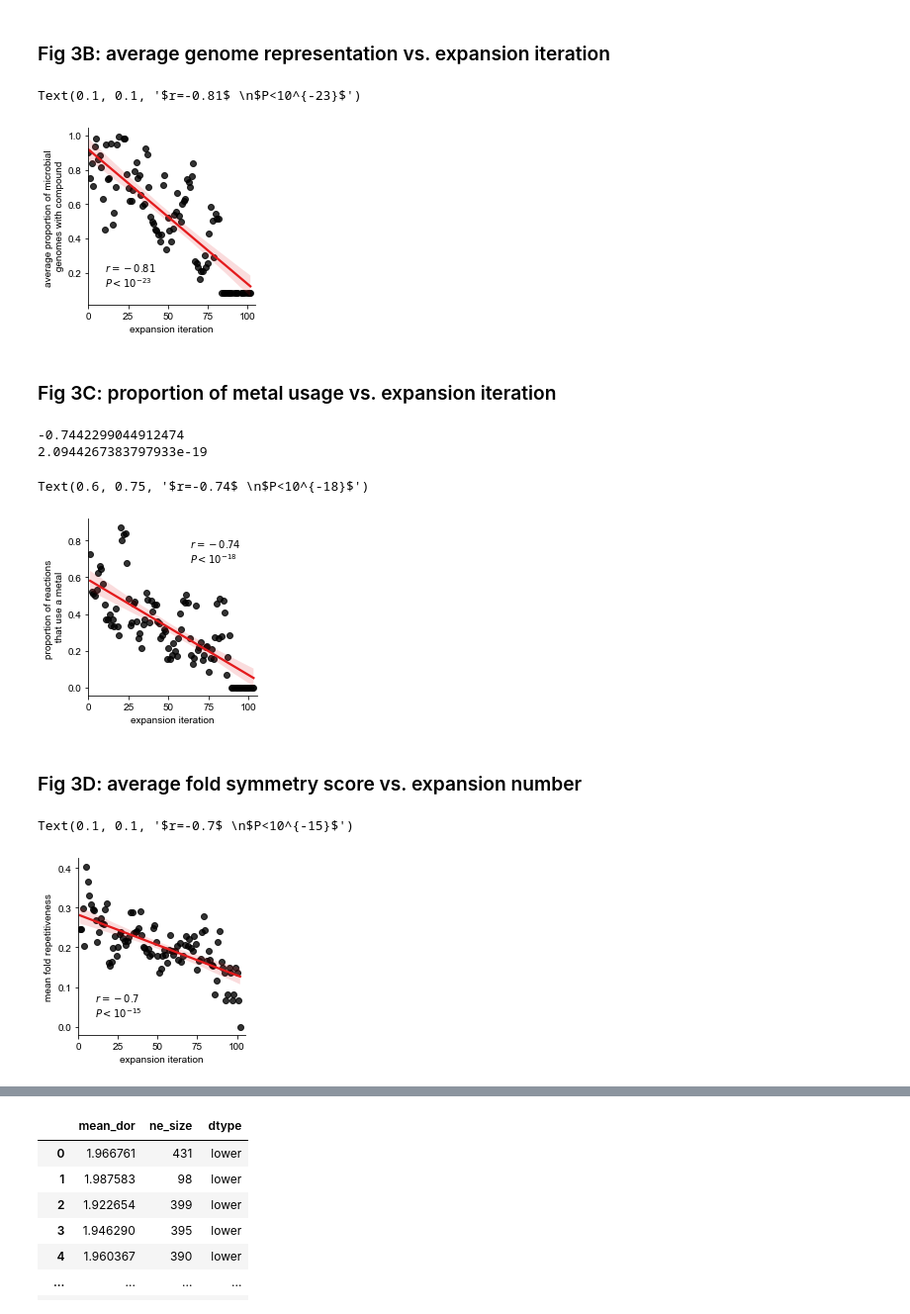
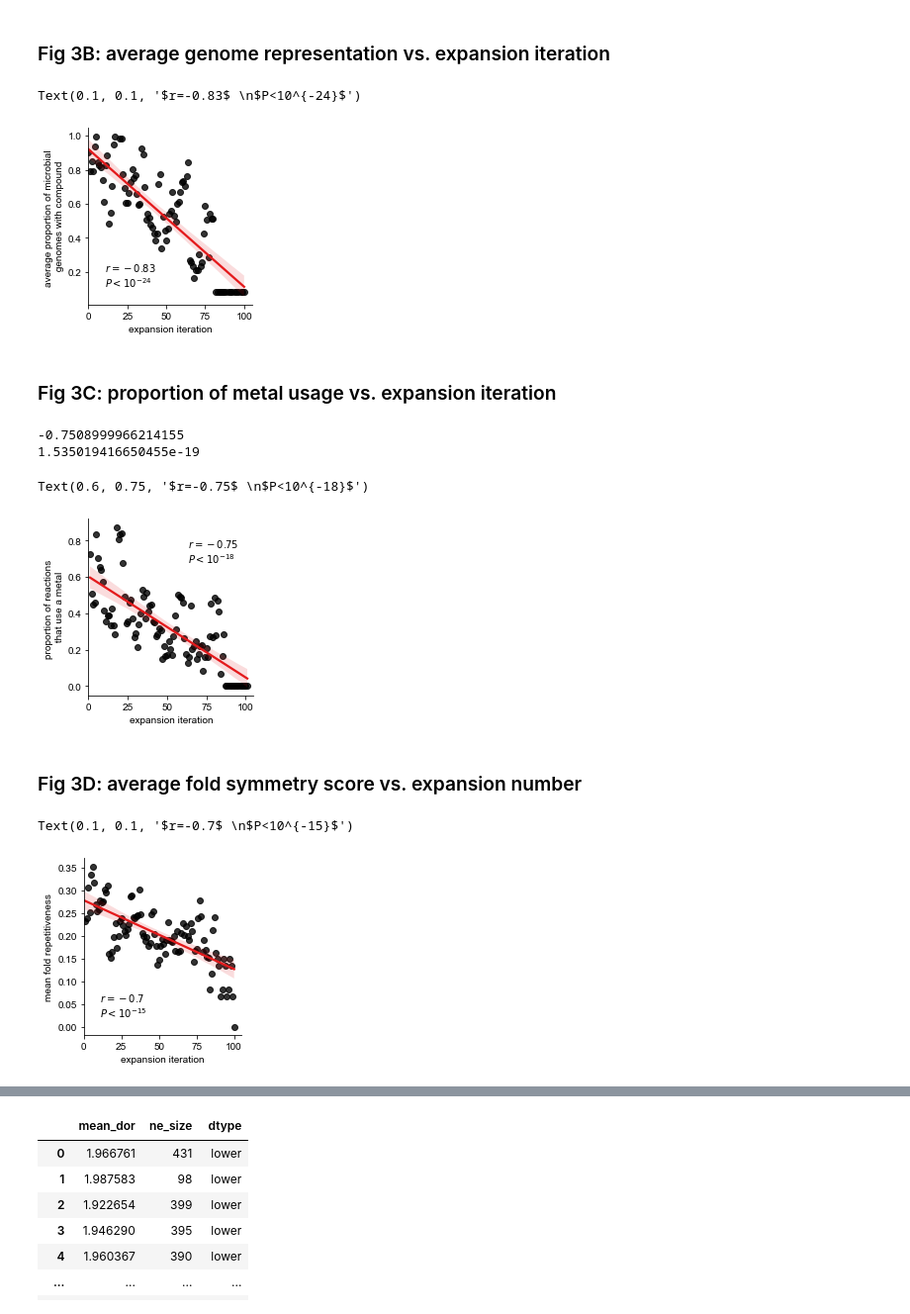
Before and after one commit to jgoldford/metabolic-continuity, a Jupyter notebook: revisions.v1/main-partial-correlations.ipynb, the cells around one changed output, grey strips where cells are left out. Shown at 99% size. Drawn from its saved outputs; the diff is of its cells as text; code cells hidden in the pictures.

Commit message:
Revisions
Additional scripts and figures to support paper revisions

```diff
--- a/revisions.v1/main-partial-correlations.ipynb
+++ b/revisions.v1/main-partial-correlations.ipynb
@@ -22,7 +22,8 @@ def load_data(network_name):
     return metabolism
 
 # load the metabolism object from the repo
-metabolism = load_data('metabolism.23Aug2022.pkl')
+model_id = "metabolism.v8.01May2023.pkl"
+metabolism = pd.read_pickle('/Users/joshuagoldford/Documents/github/network-expansion-assets/models/' + model_id)
 cids = metabolism.coenzymes
 # %%
 import warnings
@@ -111,8 +112,8 @@ Text(0.1, 0.75, '$r=0.73$ \n$P<10^{-17}$')
 # %%
 cpd_df = pd.DataFrame(pd.Series(ne_cpds)).reset_index()
 cpd_df.columns = ['cid','iteration']
-md2cpd = pd.read_csv('assets/KEGG_ModuleVsCompound.csv')
-kegg_modules = pd.read_csv('assets/KEGG_GenomesToModule.csv')
+md2cpd = pd.read_csv('../assets/KEGG_ModuleVsCompound.csv')
+kegg_modules = pd.read_csv('../assets/KEGG_GenomesToModule.csv')
 genome_cids = kegg_modules.set_index('module').join(md2cpd.set_index('module'))[['genome','cid']].drop_duplicates()
 genome_cids['count'] = 1
 genome_cids_counts = genome_cids.groupby('cid').sum()
@@ -138,8 +139,8 @@ d = int(np.ceil(np.log10(pval)))
 label = '$r={R}$ \n'.format(R=round(r,2)) + '$P<10^{' + str(d) + '}$'
 plt.annotate(label, xy=(0.1, 0.1), xycoords='axes fraction')
 # %% [output]
-Text(0.1, 0.1, '$r=-0.81$ \n$P<10^{-23}$')
+Text(0.1, 0.1, '$r=-0.83$ \n$P<10^{-24}$')
-[figure, old version]
+[figure, new version]
 # %% [markdown]
 ### Fig 3C: proportion of metal usage vs. expansion iteration
 # %%
@@ -171,17 +172,17 @@ d = int(np.ceil(np.log10(pval)))
 label = '$r={R}$ \n'.format(R=round(r,2)) + '$P<10^{' + str(d) + '}$'
 plt.annotate(label, xy=(0.6, 0.75), xycoords='axes fraction')
 # %% [output]
--0.7442299044912474
-2.0944267383797933e-19
+-0.7508999966214155
+1.535019416650455e-19
-Text(0.6, 0.75, '$r=-0.74$ \n$P<10^{-18}$')
+Text(0.6, 0.75, '$r=-0.75$ \n$P<10^{-18}$')
-[figure, old version]
+[figure, new version]
 # %% [markdown]
 ### Fig 3D: average fold symmetry score vs. expansion number
 # %%
-fold2rxns = pd.read_csv('assets/fold2rxn.ec.30Aug2022.p20.csv',index_col=0)
+fold2rxns = pd.read_csv('../assets/fold2rxn.ec.30Aug2022.p20.csv',index_col=0)
 fold2rxns.columns = ['rn','rule']
 fold2rxns['rule'] = fold2rxns.rule.apply(lambda x: str(x))
-fold_sym = pd.read_csv("assets/xgroup_symmetry.txt",sep=',',header=None)
+fold_sym = pd.read_csv("../assets/xgroup_symmetry.txt",sep=',',header=None)
 fold_sym = fold_sym[[0,1,2]]
 fold_sym.columns = ['Fold','Symmmetry','Score']
 fold_sym['Fold'] = fold_sym.Fold.apply(lambda x: str(x))
@@ -200,31 +201,31 @@ for rn, dff in fold2rxns.groupby('rn'):
 rn_folds = pd.DataFrame(rn_folds)
 rn_folds['average sym'] = rn_folds.folds.apply(lambda x: fold_sym[fold_sym.Fold.isin(x)].Score.mean())
 rn_folds = rn_folds.dropna()
 rn_folds['X-groups'] = rn_folds['folds'].apply(lambda x: ";".join(x))
 
 
 scores = {'iteration': [] ,'mean_symmetry_score': []}
 
 for iteration,dff in pd.DataFrame(pd.Series(ne_rxns),columns = ['iteration']).groupby('iteration'):
     g = [x[0] for x in dff.index.tolist()]
     g = [x.split('_')[0] for x in g]
     scores['iteration'].append(iteration)
     s = rn_folds[rn_folds.rn.isin(g)]['average sym'].mean()
     scores['mean_symmetry_score'].append(s)
 
 scores = pd.DataFrame(scores)
 scores = scores.dropna()
 
 sns.lmplot(x='iteration',y='mean_symmetry_score',data=scores,height=3, aspect=1,line_kws=lkws,scatter_kws=skws)
 plt.xlim([0,105])
 plt.ylabel('mean fold repetitiveness')
 plt.xlabel('expansion iteration')
 
 
 r,pval = pearsonr(scores['iteration'].values,scores['mean_symmetry_score'].values)
 d = int(np.ceil(np.log10(pval)))
 label = '$r={R}$ \n'.format(R=round(r,2)) + '$P<10^{' + str(d) + '}$'
 plt.annotate(label, xy=(0.1, 0.1), xycoords='axes fraction')
 # %% [output]
 Text(0.1, 0.1, '$r=-0.7$ \n$P<10^{-15}$')
-[figure, old version]
+[figure, new version]
```
Also changed, not shown: parts of 10 cells of this notebook, 57 other files.
